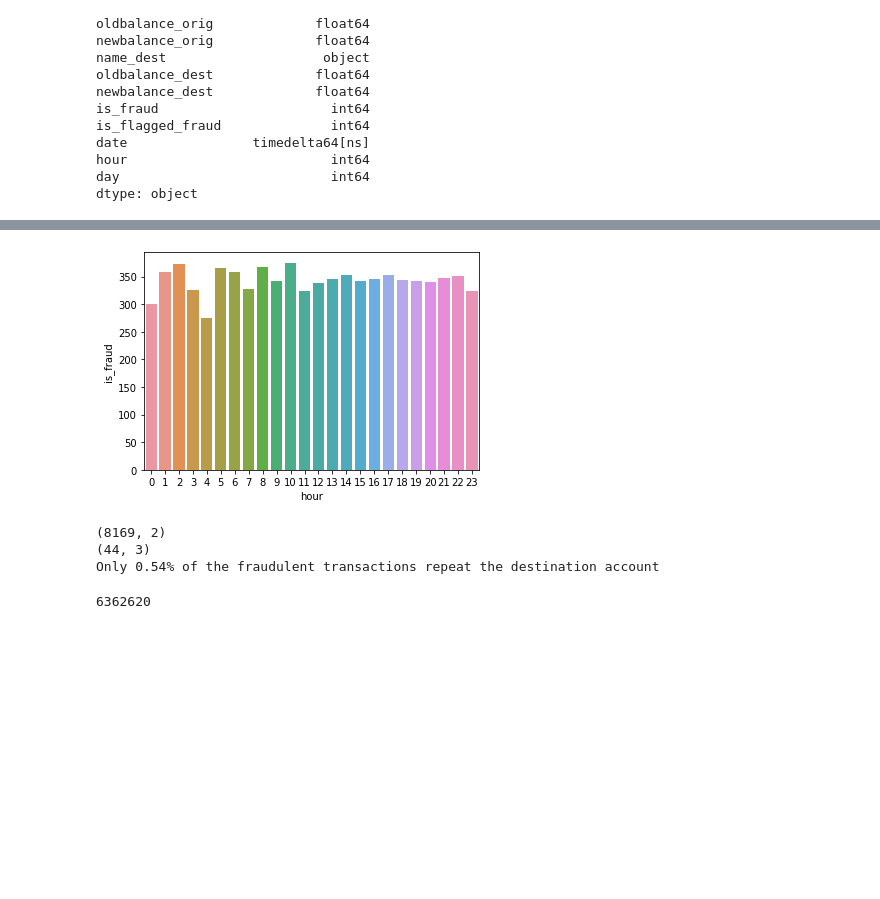
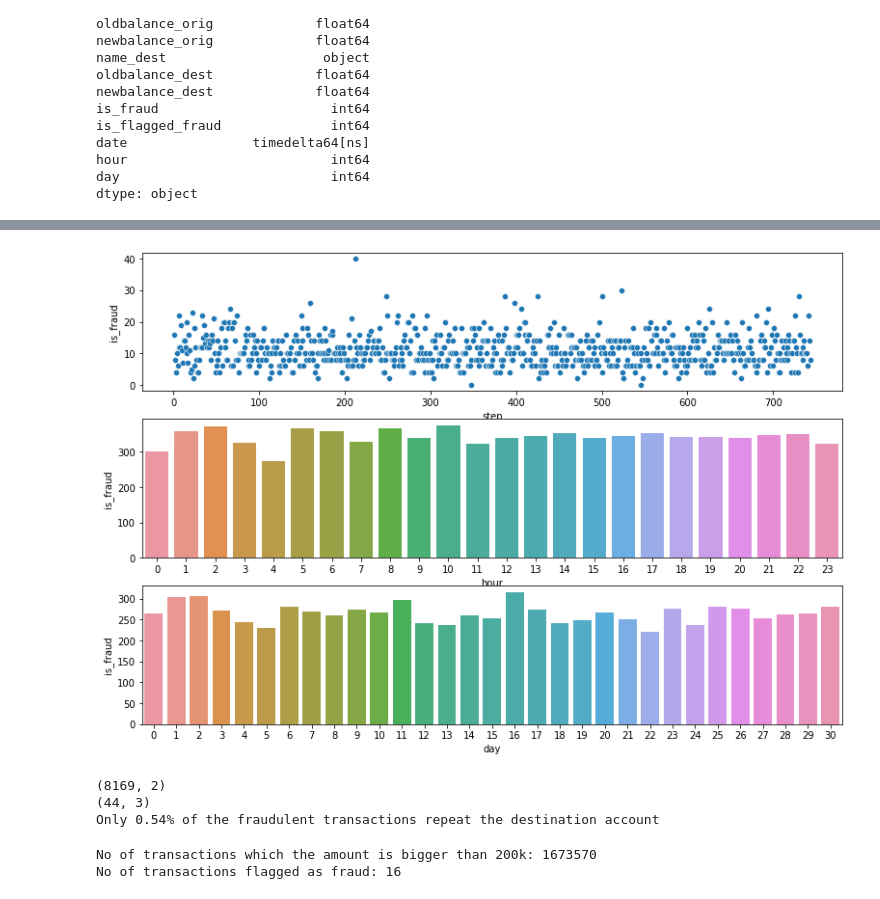
Before and after one commit to dwck/fraud_detector, a Jupyter notebook: fraud_detector.ipynb, the cells around one changed output, grey strips where cells are left out. Cells and saved outputs as stored; diff of their text form; code cells hidden in the pictures; blank space fills up the shorter version.

```diff
--- a/fraud_detector.ipynb
+++ b/fraud_detector.ipynb
@@ -97,11 +98,21 @@ num_attributes_describe
 | 8 | hour | 6362620.000 | 15.321 | 4.322 | 0.000 | 12.000 | 16.000 | 19.000 | 23.000 | -0.606 | 0.684 |
 | 9 | day | 6362620.000 | 9.503 | 5.922 | 0.000 | 6.000 | 9.000 | 13.000 | 30.000 | 0.378 | 0.332 |
 # %%
-# There are specific time during the day that fraud occur more frequently - FALSE
+# There is a specific time when fraud occur more frequently - FALSE
+rcParams['figure.figsize'] = 13,9
+aux=df[['step','is_fraud']].groupby('step').sum().reset_index()
+plt.subplot(3,1,1)
+sns.scatterplot(x='step',y='is_fraud',data=aux)
+
 aux1=df[['is_fraud','hour']].groupby('hour').sum().reset_index()
+plt.subplot(3,1,2)
 sns.barplot(x='hour',y='is_fraud',data=aux1);
+
+aux1_1=df[['is_fraud','day']].groupby('day').sum().reset_index()
+plt.subplot(3,1,3)
+sns.barplot(x='day',y='is_fraud',data=aux1_1);
 # %% [output]
-[figure, old version]
+[figure, new version]
 # %%
 # Destination account that has received a fraudulent transaction before is more likely to repeat the fraud - False
 aux2=df.loc[df['is_fraud']==1]
@@ -114,8 +125,14 @@ print('Only {:.2f}% of the fraudulent transactions repeat the destination accoun
 (8169, 2)
 (44, 3)
 Only 0.54% of the fraudulent transactions repeat the destination account
-# %%
-# There is an specific type of transaction that fraud is more likely to happen
-aux5=
-# %% [output]
-6362620
+# %%
+# isFlaggedFraud - The business model aims to control massive transfers from one account to another and flags
+# illegal attempts. An illegal attempt in this dataset is an attempt to transfer more than 200.000 in a
+# single transaction.
+aux5=df.loc[df['amount']>=200000].shape[0]
+aux6=df.loc[df['is_flagged_fraud']==1].shape[0]
+print('No of transactions which the amount is bigger than 200k: {}'.format(aux5))
+print('No of transactions flagged as fraud: {}'.format(aux6))
+# %% [output]
+No of transactions which the amount is bigger than 200k: 1673570
+No of transactions flagged as fraud: 16
```
Also changed, not shown: parts of 2 cells of this notebook.
